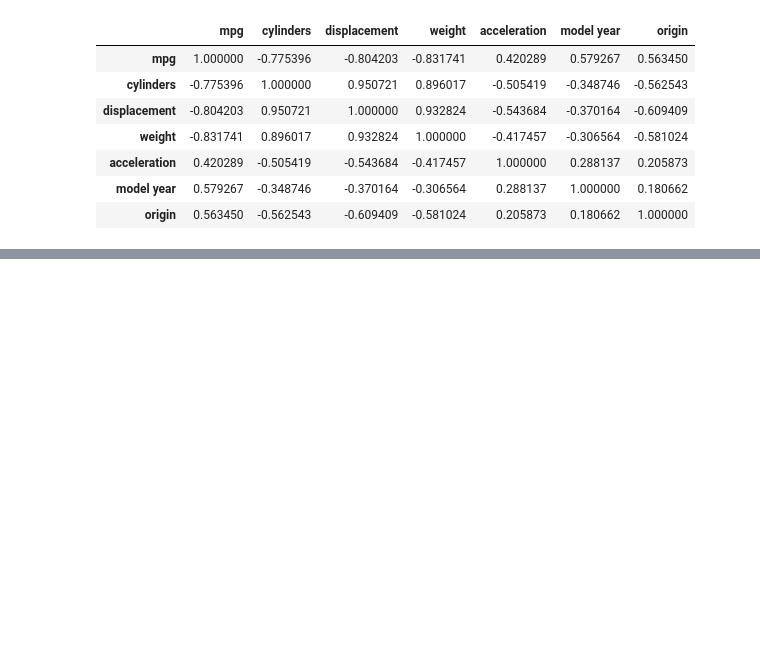
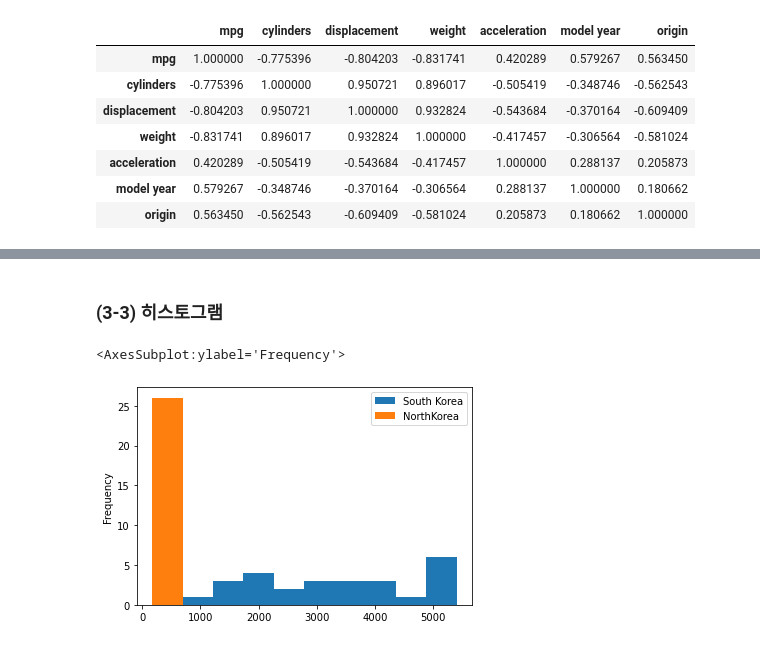
Before and after one commit to KIMBEOBWOO/python-pandas, a Jupyter notebook: example/part3/datasets.ipynb, the cells around one changed output, grey strips where cells are left out. Cells and saved outputs as stored; diff of their text form; code cells hidden in the pictures; blank space fills up the shorter version.

```diff
--- a/example/part3/datasets.ipynb
+++ b/example/part3/datasets.ipynb
@@ -280,0 +353,16 @@ df.corr().head(10)
+# %% [markdown]
+### (3-3) 히스토그램
+# %%
+import pandas as pd
+df = pd.read_excel('../../data/남북한발전전력량.xlsx')
+
+df_ns = df.iloc[[0,5], 3:]
+df_ns.index = ['South Korea', 'NorthKorea']
+
+tdf_ns = df_ns.transpose()
+
+# 히스토그램 그래프
+tdf_ns.plot(kind='hist')
+# %% [output]
+<AxesSubplot:ylabel='Frequency'>
+[figure, added]
```
Also changed, not shown: parts of 18 cells of this notebook, 18 other files.
